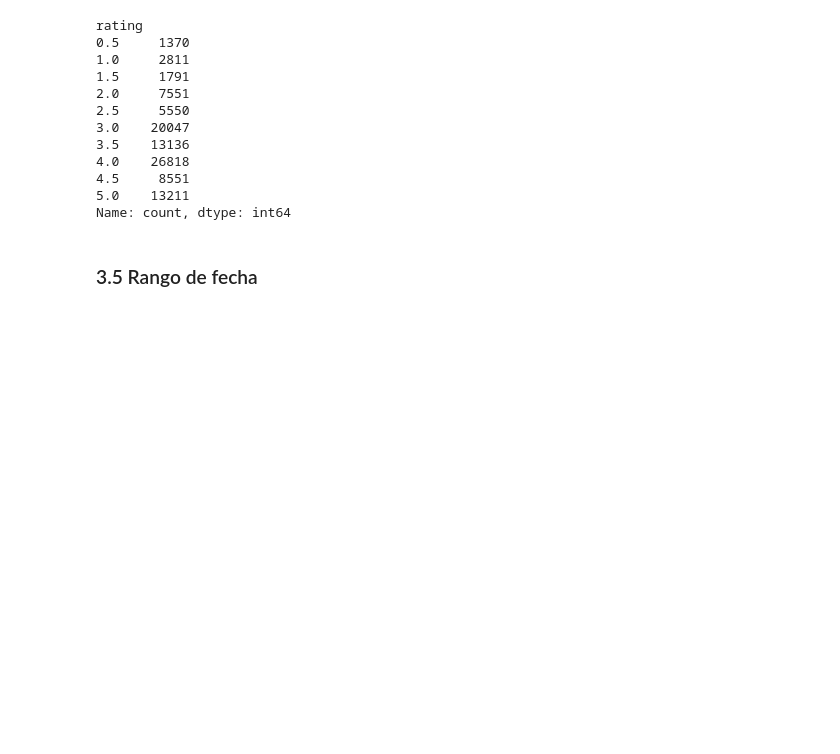
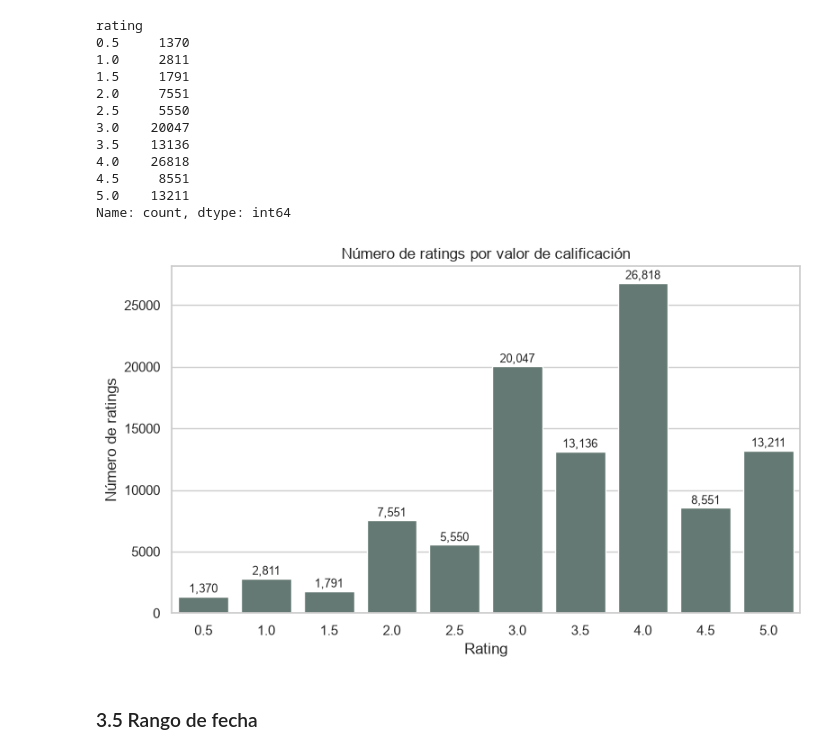
Before and after one commit to srandres-git/movielens-proyecto-integrador, a Jupyter notebook: notebooks/01_comprension_calidad.ipynb, the cells around one changed output. Drawn from its saved outputs; the diff is of its cells as text; code cells hidden in the pictures; blank space fills up the shorter version.

```diff
--- a/notebooks/01_comprension_calidad.ipynb
+++ b/notebooks/01_comprension_calidad.ipynb
@@ -196,6 +194,18 @@ rating
 4.5     8551
 5.0    13211
 Name: count, dtype: int64
+# %%
+conteo = ratings_raw["rating"].value_counts().sort_index()
+
+fig, ax = plt.subplots(figsize=(9, 5))
+sns.barplot(x=conteo.index, y=conteo.values, color="#607D75", ax=ax)
+for i, v in enumerate(conteo.values):
+    ax.text(i, v + 300, f"{v:,}", ha="center", fontsize=9)
+ax.set(title="Número de ratings por valor de calificación",
+       xlabel="Rating", ylabel="Número de ratings")
+plt.show()
+# %% [output]
+[figure, added]
 # %% [markdown]
 ### 3.5 Rango de fecha
 # %%
```
Also changed, not shown: parts of 1 cell of this notebook.
